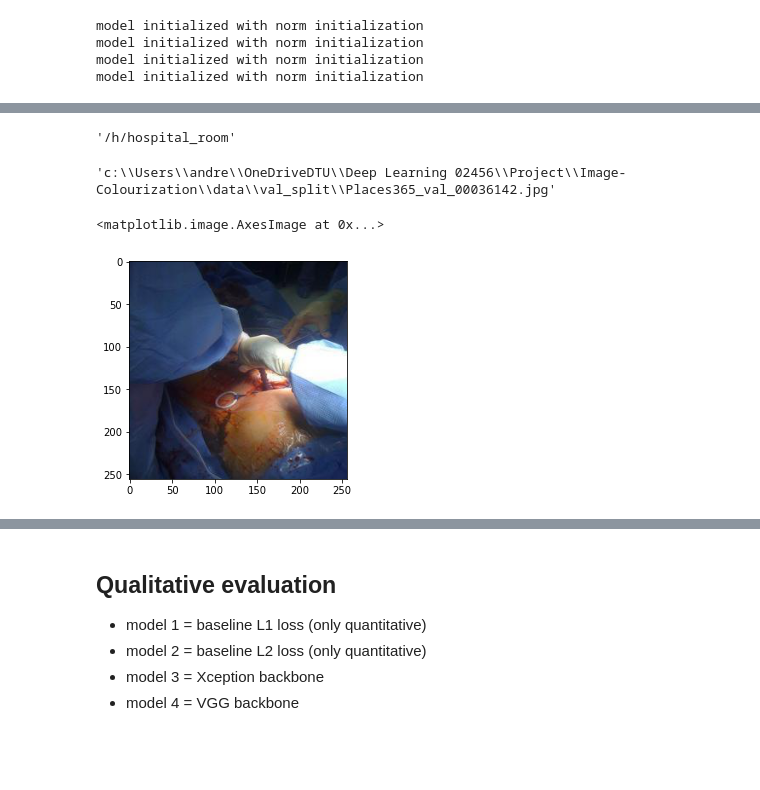
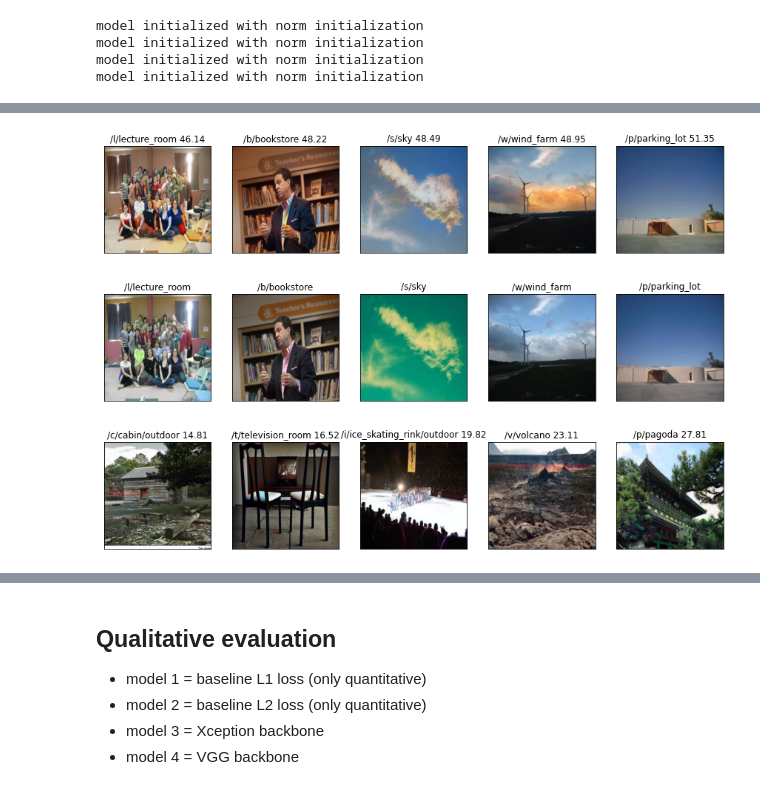
Before and after one commit to AndreasLH/Image-Colourization, a Jupyter notebook: evaluation.ipynb, the cells around one changed output, grey strips where cells are left out. Drawn from its saved outputs; the diff is of its cells as text; code cells hidden in the pictures; blank space fills up the shorter version.

Commit message:
least and most colourful

```diff
--- a/evaluation.ipynb
+++ b/evaluation.ipynb
@@ -186,16 +180,50 @@ fname_to_n = dict(zip(labels[0], labels[1]))
 def cat_from_filename(path):
     path = path.split(os.sep)[-1]
     return n_to_cat[fname_to_n[path]]
+
+top5_max_colourful = np.argsort(colourfulnesses)[-5:]
+top5_min_colourful = np.argsort(colourfulnesses)[:5]
-# %%
-cat_from_filename(paths_subset[min_col_idx])
-# %% [output]
-'/h/hospital_room'
-# %%
-paths_subset[max_col_idx]
-# %% [output]
-'c:\\Users\\andre\\OneDriveDTU\\Deep Learning 02456\\Project\\Image-Colourization\\data\\val_split\\Places365_val_00036142.jpg'
-# %%
-plt.imshow(Image.open(paths_subset[min_col_idx]))
-# %% [output]
-<matplotlib.image.AxesImage at 0x...>
-[figure, removed]
+# %%
+# most colourful predicted
+fig, ax = plt.subplots(1,5, figsize=(15,5))
+for i, item in enumerate(top5_max_colourful):
+    with torch.no_grad():
+        model.setup_input(eval_dl[item])
+        model.forward()
+    fake_color = model.fake_color.detach()
+    real_color = model.ab
+    L = model.L
+    fake_img = lab_to_rgb(L, fake_color)[0, :,:,:]
+    ax[i].imshow(fake_img)
+    ax[i].set_title(cat_from_filename(paths_subset[item]) + f' {colourfulnesses[item]:.2f}')
+    ax[i].set_xticks([])
+    ax[i].set_yticks([])
+# %% [output]
+[figure, added]
+# %%
+# most colourful (ground truth)
+fig, ax = plt.subplots(1,5, figsize=(15,5))
+for i, item in enumerate(top5_max_colourful):
+    ax[i].imshow(Image.open(paths_subset[item]))
+    ax[i].set_title(cat_from_filename(paths_subset[item]))
+    ax[i].set_xticks([])
+    ax[i].set_yticks([])
+# %% [output]
+[figure, added]
+# %%
+# least colourful predicted
+fig, ax = plt.subplots(1,5, figsize=(15,5))
+for i, item in enumerate(top5_min_colourful):
+    with torch.no_grad():
+        model.setup_input(eval_dl[item])
+        model.forward()
+    fake_color = model.fake_color.detach()
+    real_color = model.ab
+    L = model.L
+    fake_img = lab_to_rgb(L, fake_color)[0, :,:,:]
+    ax[i].imshow(fake_img)
+    ax[i].set_title(cat_from_filename(paths_subset[item]) + f' {colourfulnesses[item]:.2f}')
+    ax[i].set_xticks([])
+    ax[i].set_yticks([])
+# %% [output]
+[figure, added]
```
Also changed, not shown: parts of 8 cells of this notebook, 6 other files.
